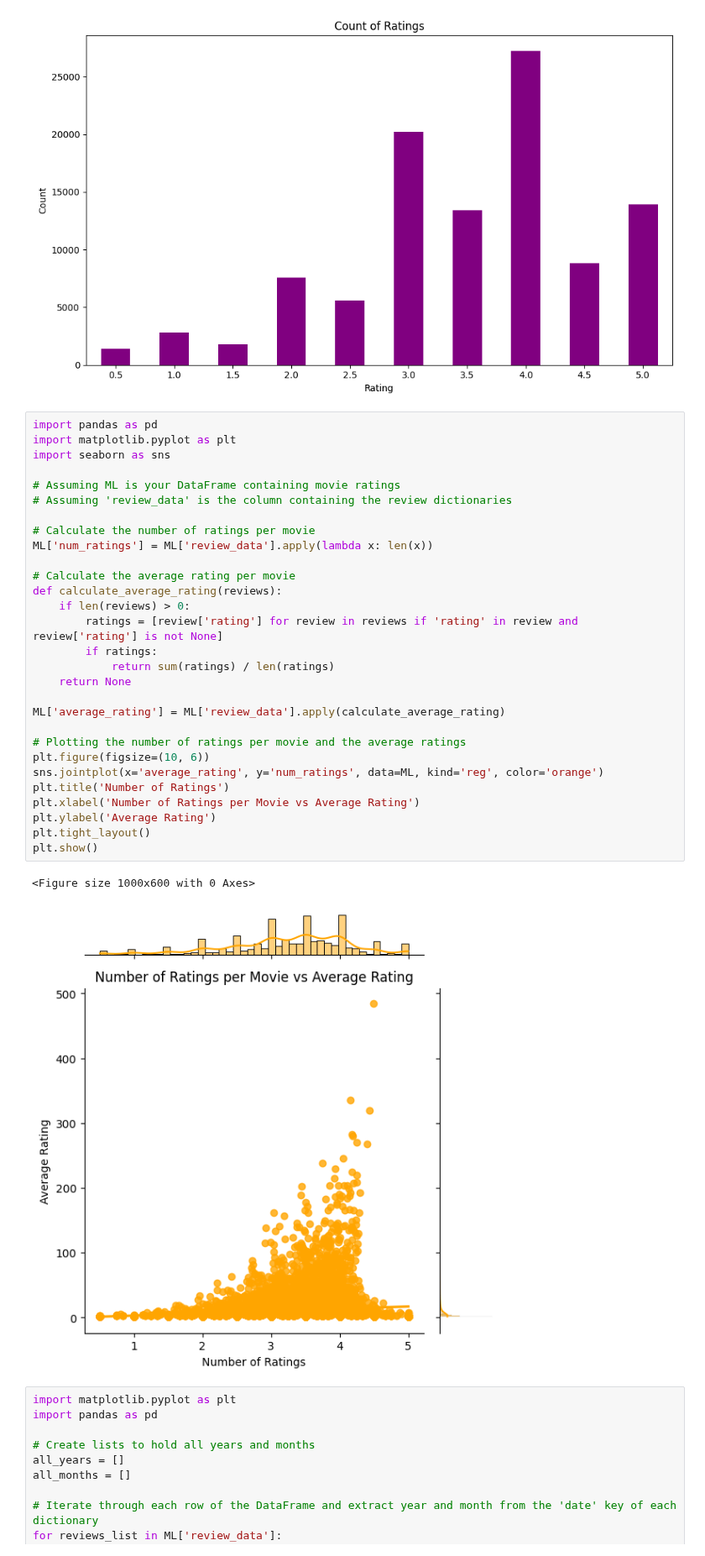
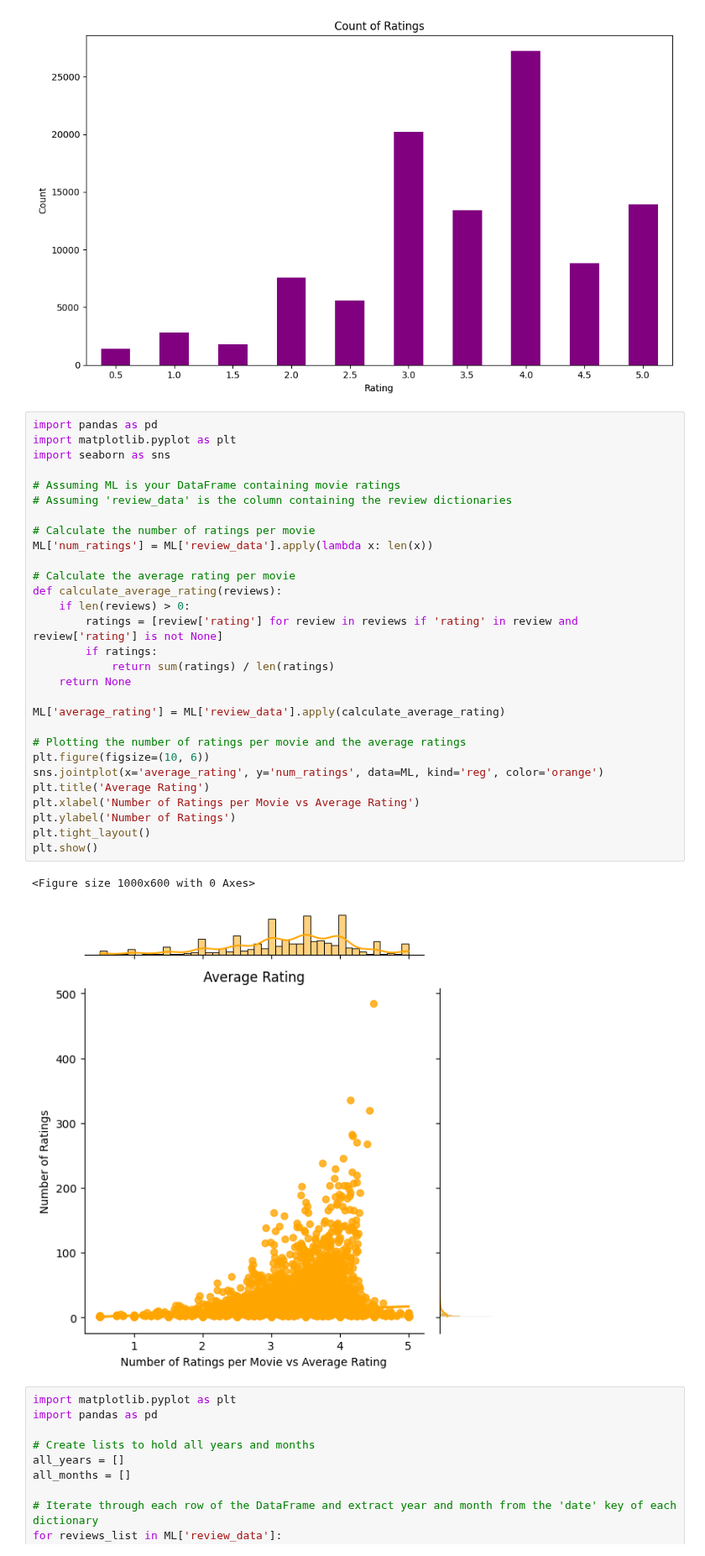
Before and after one commit to StijnHarder/SDfM---Jaume-and-Stijn, a Jupyter notebook: EDA Movielens - Full file.ipynb, the cells around one changed output. Shown at 84% size. Cells and saved outputs as stored; diff of their text form.

```diff
--- a/EDA Movielens - Full file.ipynb
+++ b/EDA Movielens - Full file.ipynb
@@ -222,35 +222,35 @@ plt.show()
 # %%
 import pandas as pd
 import matplotlib.pyplot as plt
 import seaborn as sns
 
 # Assuming ML is your DataFrame containing movie ratings
 # Assuming 'review_data' is the column containing the review dictionaries
 
 # Calculate the number of ratings per movie
 ML['num_ratings'] = ML['review_data'].apply(lambda x: len(x))
 
 # Calculate the average rating per movie
 def calculate_average_rating(reviews):
     if len(reviews) > 0:
         ratings = [review['rating'] for review in reviews if 'rating' in review and review['rating'] is not None]
         if ratings:
             return sum(ratings) / len(ratings)
     return None
 
 ML['average_rating'] = ML['review_data'].apply(calculate_average_rating)
 
 # Plotting the number of ratings per movie and the average ratings
 plt.figure(figsize=(10, 6))
 sns.jointplot(x='average_rating', y='num_ratings', data=ML, kind='reg', color='orange')
-plt.title('Number of Ratings')
+plt.title('Average Rating')
 plt.xlabel('Number of Ratings per Movie vs Average Rating')
-plt.ylabel('Average Rating')
+plt.ylabel('Number of Ratings')
 plt.tight_layout()
 plt.show()
 # %% [output]
 <Figure size 1000x600 with 0 Axes>
-[figure, old version]
+[figure, new version]
 # %%
 import matplotlib.pyplot as plt
 import pandas as pd
```
Also changed, not shown: parts of 3 cells of this notebook.
